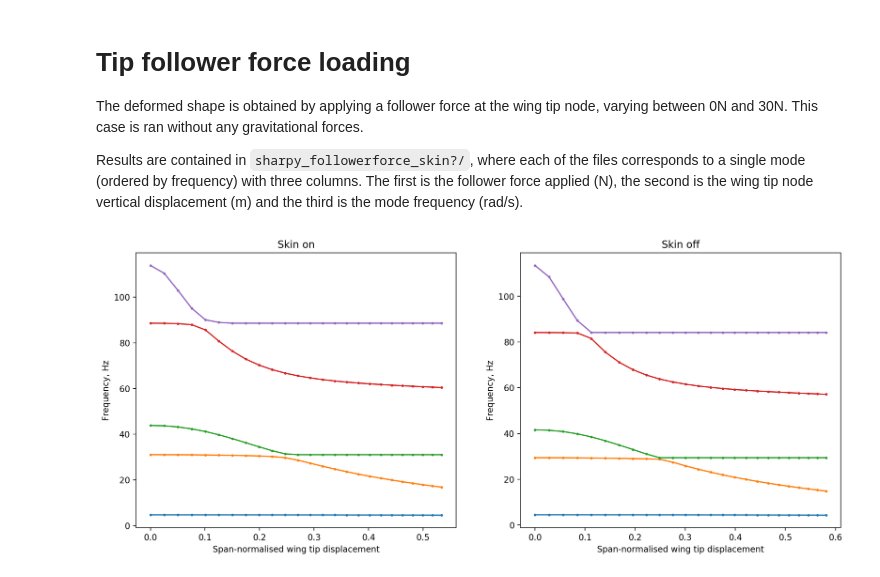
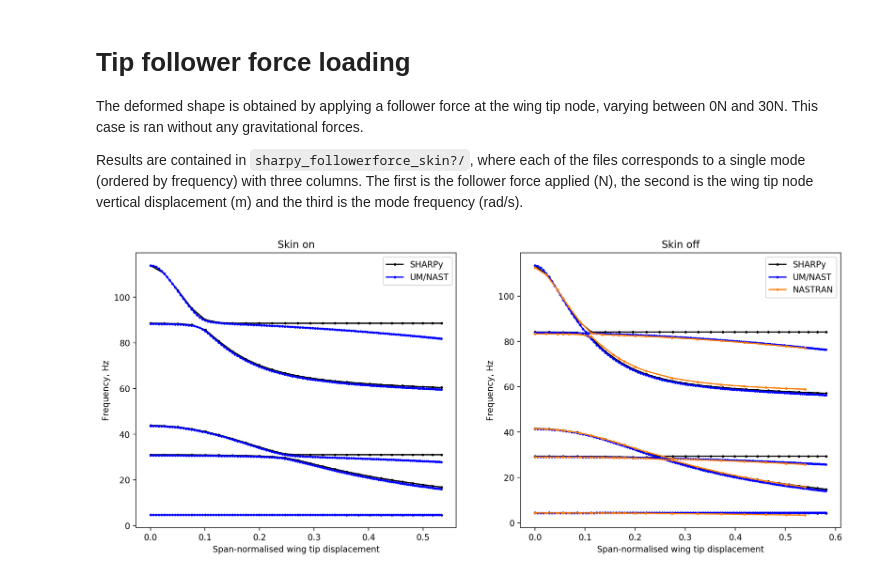
Before and after one commit to ngoiz/pazy-aepw3-results, a Jupyter notebook: 04_DeformedModal/04_DeformedModalResults.ipynb, the cells around one changed output. Drawn from its saved outputs; the diff is of its cells as text; code cells hidden in the pictures.

Commit message:
Include UM results in Jupyter notebook

```diff
--- a/04_DeformedModal/04_DeformedModalResults.ipynb
+++ b/04_DeformedModal/04_DeformedModalResults.ipynb
@@ -85,28 +85,54 @@ ax[1].set_title('Skin off');
 The deformed shape is obtained by applying a follower force at the wing tip node, varying between 0N and 30N. This case is ran without any gravitational forces.
 
 Results are contained in `sharpy_followerforce_skin?/`, where each of the files corresponds to a single mode (ordered by frequency) with three columns. The first is the follower force applied (N), the second is the wing tip node vertical displacement (m) and the third is the mode frequency (rad/s).
-# %%
-ff_results = []
-for skin in [True, False]:
-    path = './sharpy_followerforce_skin{:g}/'.format(skin)
-    ff_results.append({'data': [np.loadtxt(path + 'mode_{:02g}.txt'.format(i_mode)) for i_mode in range(5)],
-                       'skin': skin})
+# %%
+ff_results = []
+for skin in [True, False]:
+    # SHARPy
+    path = './sharpy_followerforce_skin{:g}/'.format(skin)
+    ff_results.append({'data': [np.loadtxt(path + 'mode_{:02g}.txt'.format(i_mode)) for i_mode in range(5)],
+                       'skin': skin,
+                       'line_style': {'marker': 'o', 'label': 'SHARPy', 'ms': 2, 'color': 'k'}})
+    # Michigan
+    path = './UMNAST_followerforce_skin{:g}/'.format(skin)
+    ff_results.append({'data': [np.loadtxt(path + 'mode_{:02g}.txt'.format(i_mode)) for i_mode in range(5)],
+                       'skin': skin,
+                       'line_style': {'marker': 'o', 'label': 'UM/NAST', 'ms': 2, 'color': 'b'}})
+
+    if not skin:
+        # Michigan FEM - NASTRAN
+        path = './UMNAST_parentFEM_followerforce_skin{:g}/'.format(skin)
+        ff_results.append({'data': [np.loadtxt(path + 'mode_{:02g}.txt'.format(i_mode)) for i_mode in range(5)],
+                           'skin': skin,
+                           'line_style': {'marker': 'o', 'label': 'NASTRAN', 'ms': 2, 'color': 'tab:orange'}})
 # %%
 fig, ax = plt.subplots(ncols=2, figsize=(15, 6))
-
+lines = [[], []]
+labels = [[], []]
 for case in ff_results:
     for i_mode in range(5):
         if case['skin']:
             a = ax[0]
         else:
             a = ax[1]
 
-        a.plot((case['data'][i_mode][:, 1]) / 0.55, case['data'][i_mode][:, -1] / 2 / np.pi, marker='o', ms=2)
+        a.plot((case['data'][i_mode][:, 1]) / 0.55, case['data'][i_mode][:, -1] / 2 / np.pi, **case['line_style'])
+
+    # legend
+    if case['skin']:
+        label_idx = 0
+    else:
+        label_idx = 1
+    lines[label_idx].append(mpl.lines.Line2D([0], [0], **case['line_style']))
+    labels[label_idx].append(case['line_style']['label'])
+
+ax[0].legend(lines[0], labels[0])
+ax[1].legend(lines[1], labels[1])
 
 for a in ax:
     a.set_xlabel('Span-normalised wing tip displacement')
     a.set_ylabel('Frequency, Hz')
 ax[0].set_title('Skin on')
 ax[1].set_title('Skin off');
 # %% [output]
-[figure, old version]
+[figure, new version]
```
